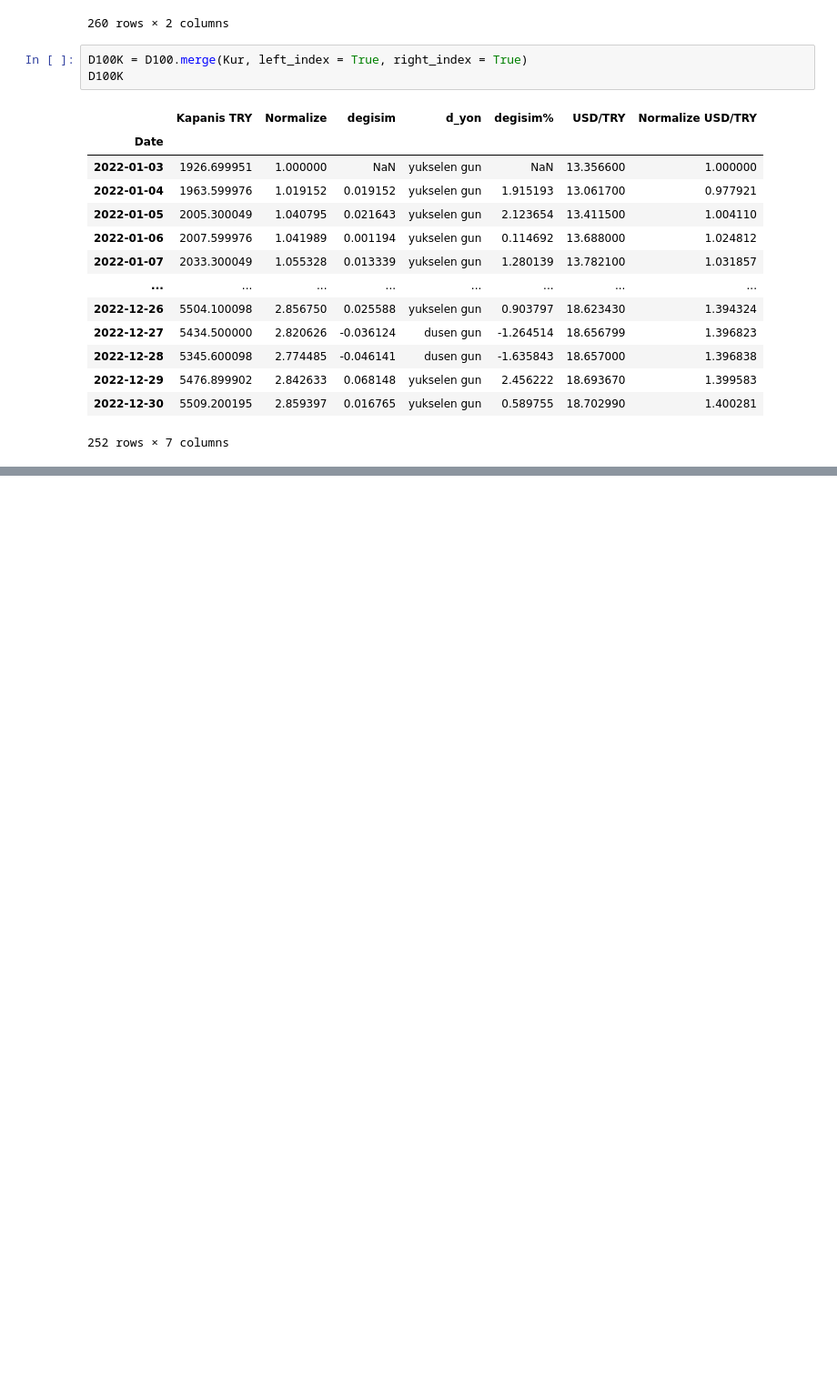
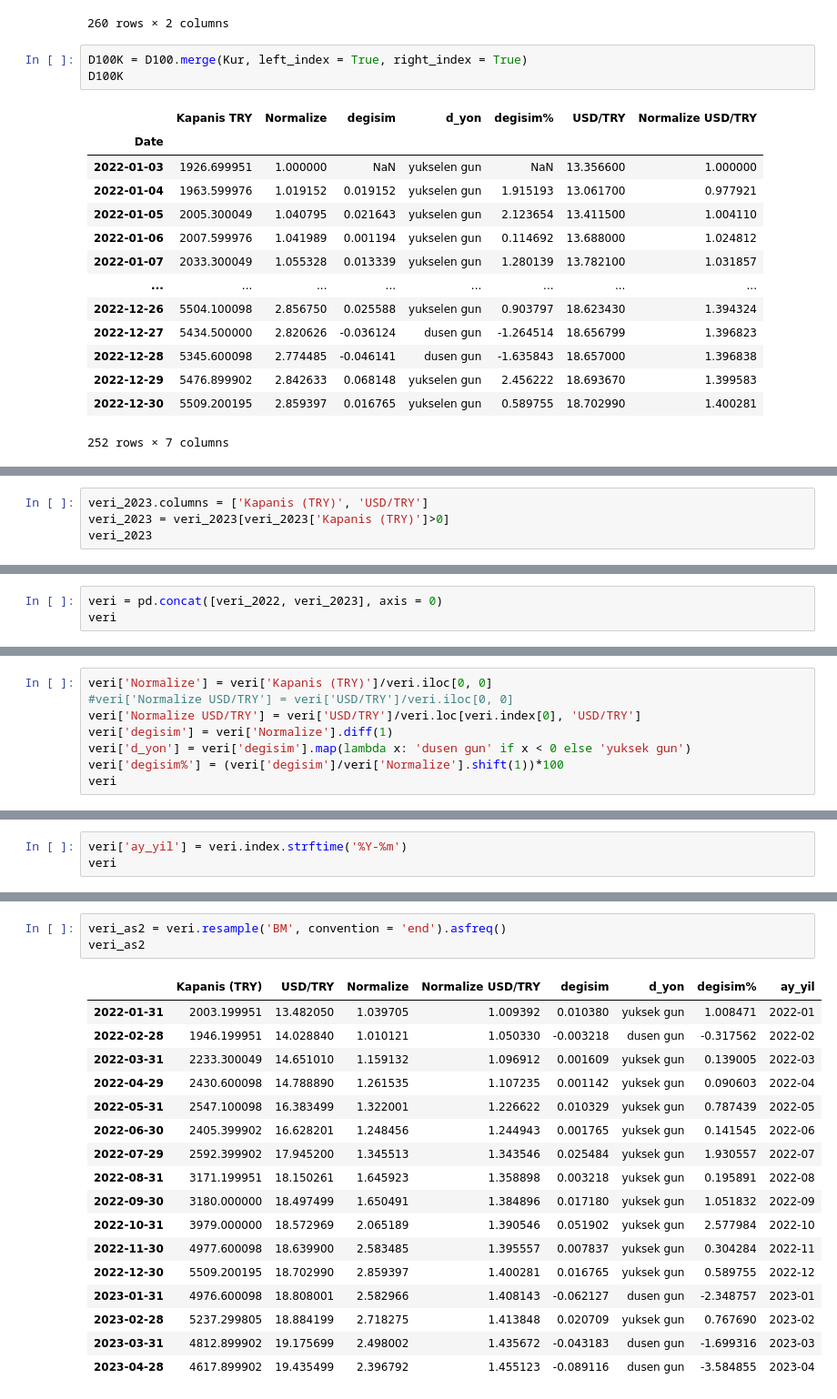
Before and after one commit to zubairnajim/4e-Academy-Lessons, a Jupyter notebook: Ders1.ipynb, the cells around one changed output, grey strips where cells are left out. Shown at 91% size. Saved outputs shown, nothing was run; the diff lists cells and outputs as text; blank space fills up the shorter version.

```diff
--- a/Ders1.ipynb
+++ b/Ders1.ipynb
@@ -298,0 +371,4 @@ fig.update_layout(title = 'Normalize BIST100 ve Normalize Kur',
+# %%
+veri_2023.columns = ['Kapanis (TRY)', 'USD/TRY']
+veri_2023 = veri_2023[veri_2023['Kapanis (TRY)']>0]
+veri_2023
@@ -298,0 +389,3 @@ fig.update_layout(title = 'Normalize BIST100 ve Normalize Kur',
+# %%
+veri = pd.concat([veri_2022, veri_2023], axis = 0)
+veri
@@ -298,0 +406,8 @@ fig.update_layout(title = 'Normalize BIST100 ve Normalize Kur',
+# %%
+veri['Normalize'] = veri['Kapanis (TRY)']/veri.iloc[0, 0]
+#veri['Normalize USD/TRY'] = veri['USD/TRY']/veri.iloc[0, 0]
+veri['Normalize USD/TRY'] = veri['USD/TRY']/veri.loc[veri.index[0], 'USD/TRY']
+veri['degisim'] = veri['Normalize'].diff(1)
+veri['d_yon'] = veri['degisim'].map(lambda x: 'dusen gun' if x < 0 else 'yuksek gun')
+veri['degisim%'] = (veri['degisim']/veri['Normalize'].shift(1))*100
+veri
@@ -298,0 +437,3 @@ fig.update_layout(title = 'Normalize BIST100 ve Normalize Kur',
+# %%
+veri['ay_yil'] = veri.index.strftime('%Y-%m')
+veri
@@ -298,0 +506,21 @@ fig.update_layout(title = 'Normalize BIST100 ve Normalize Kur',
+# %%
+veri_as2 = veri.resample('BM', convention = 'end').asfreq()
+veri_as2
+# %% [output]
+|  | Kapanis (TRY) | USD/TRY | Normalize | Normalize USD/TRY | degisim | d_yon | degisim% | ay_yil |
+| 2022-01-31 | 2003.199951 | 13.482050 | 1.039705 | 1.009392 | 0.010380 | yuksek gun | 1.008471 | 2022-01 |
+| 2022-02-28 | 1946.199951 | 14.028840 | 1.010121 | 1.050330 | -0.003218 | dusen gun | -0.317562 | 2022-02 |
+| 2022-03-31 | 2233.300049 | 14.651010 | 1.159132 | 1.096912 | 0.001609 | yuksek gun | 0.139005 | 2022-03 |
+| 2022-04-29 | 2430.600098 | 14.788890 | 1.261535 | 1.107235 | 0.001142 | yuksek gun | 0.090603 | 2022-04 |
+| 2022-05-31 | 2547.100098 | 16.383499 | 1.322001 | 1.226622 | 0.010329 | yuksek gun | 0.787439 | 2022-05 |
+| 2022-06-30 | 2405.399902 | 16.628201 | 1.248456 | 1.244943 | 0.001765 | yuksek gun | 0.141545 | 2022-06 |
+| 2022-07-29 | 2592.399902 | 17.945200 | 1.345513 | 1.343546 | 0.025484 | yuksek gun | 1.930557 | 2022-07 |
+| 2022-08-31 | 3171.199951 | 18.150261 | 1.645923 | 1.358898 | 0.003218 | yuksek gun | 0.195891 | 2022-08 |
+| 2022-09-30 | 3180.000000 | 18.497499 | 1.650491 | 1.384896 | 0.017180 | yuksek gun | 1.051832 | 2022-09 |
+| 2022-10-31 | 3979.000000 | 18.572969 | 2.065189 | 1.390546 | 0.051902 | yuksek gun | 2.577984 | 2022-10 |
+| 2022-11-30 | 4977.600098 | 18.639900 | 2.583485 | 1.395557 | 0.007837 | yuksek gun | 0.304284 | 2022-11 |
+| 2022-12-30 | 5509.200195 | 18.702990 | 2.859397 | 1.400281 | 0.016765 | yuksek gun | 0.589755 | 2022-12 |
+| 2023-01-31 | 4976.600098 | 18.808001 | 2.582966 | 1.408143 | -0.062127 | dusen gun | -2.348757 | 2023-01 |
+| 2023-02-28 | 5237.299805 | 18.884199 | 2.718275 | 1.413848 | 0.020709 | yuksek gun | 0.767690 | 2023-02 |
+| 2023-03-31 | 4812.899902 | 19.175699 | 2.498002 | 1.435672 | -0.043183 | dusen gun | -1.699316 | 2023-03 |
+| 2023-04-28 | 4617.899902 | 19.435499 | 2.396792 | 1.455123 | -0.089116 | dusen gun | -3.584855 | 2023-04 |
```
Also changed, not shown: parts of 12 cells of this notebook.
